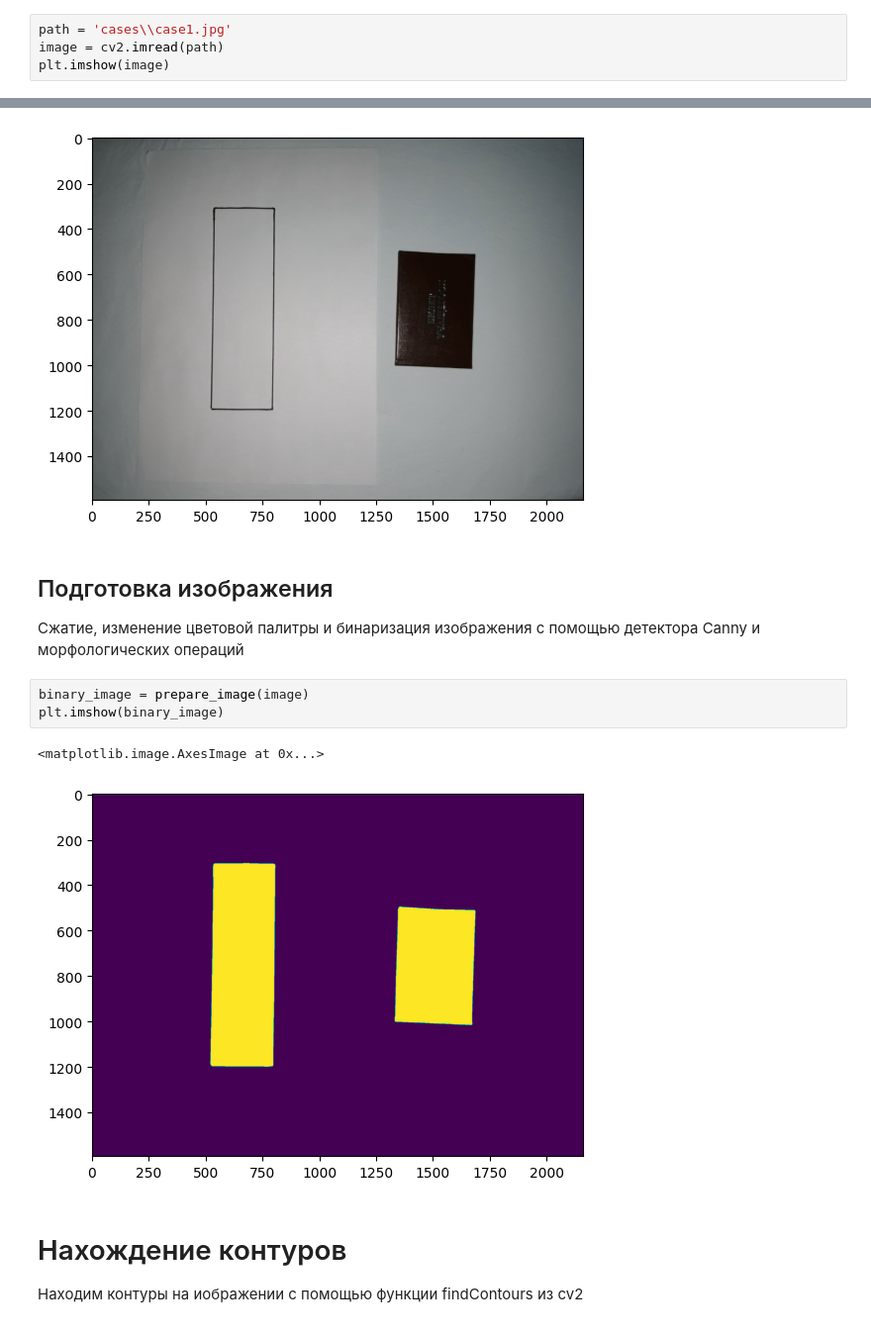
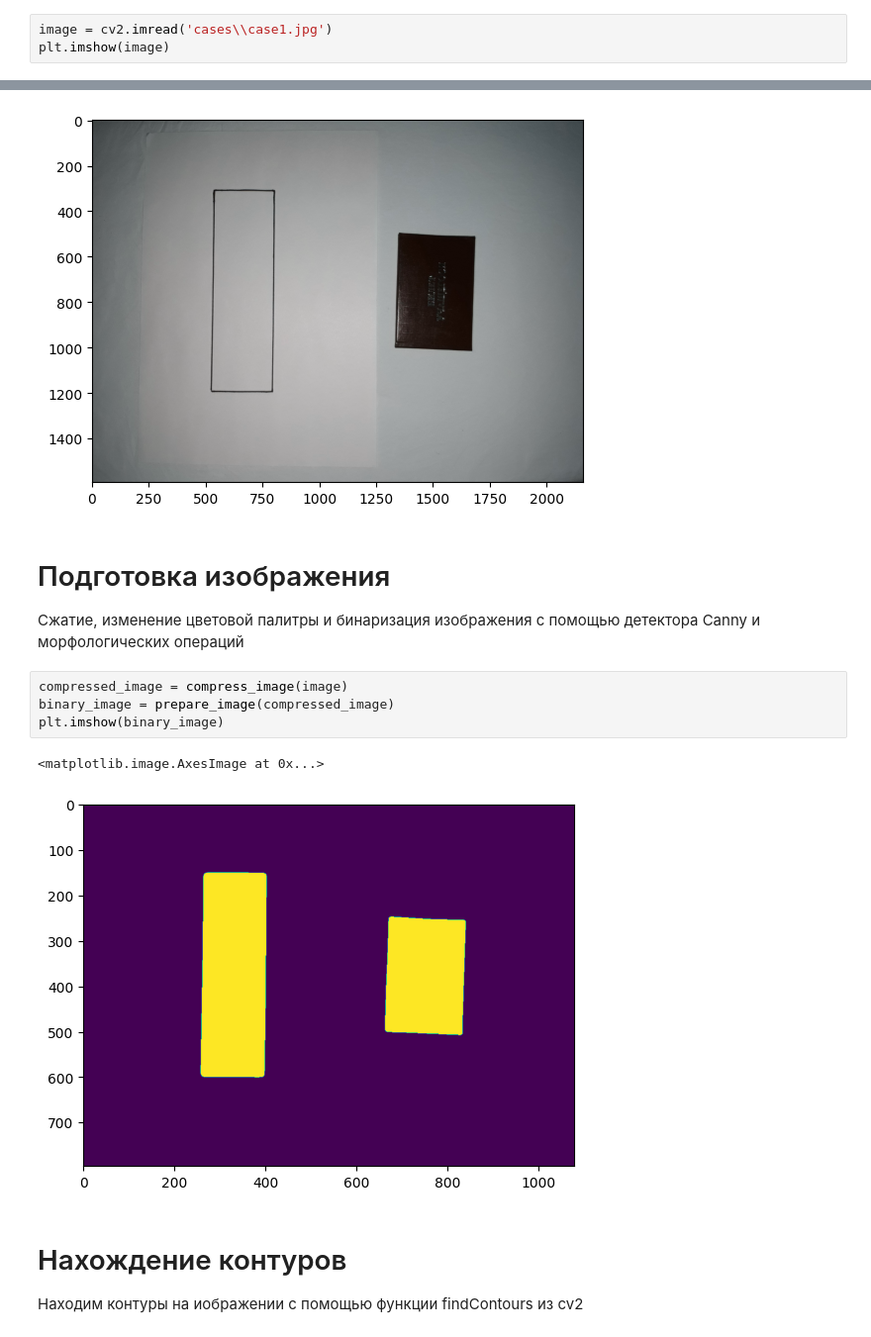
Before and after one commit to lyzhina/IntelligentPlacer, a Jupyter notebook: intelligent_placer_run.ipynb, the cells around one changed output, grey strips where cells are left out. Shown at 99% size. Drawn from its saved outputs; the diff is of its cells as text.

```diff
--- a/intelligent_placer_run.ipynb
+++ b/intelligent_placer_run.ipynb
@@ -10,21 +9,21 @@ from first_iteration import prepare_image
 # %% [markdown]
 Загружаем изображение
 # %%
-path = 'cases\\case1.jpg'
-image = cv2.imread(path)
+image = cv2.imread('cases\\case1.jpg')
 plt.imshow(image)
 # %% [output]
 <matplotlib.image.AxesImage at 0x...>
 [figure]
 # %% [markdown]
-## Подготовка изображения
+# Подготовка изображения
 Сжатие, изменение цветовой палитры и бинаризация изображения с помощью детектора Canny и морфологических операций
 # %%
-binary_image = prepare_image(image)
+compressed_image = compress_image(image)
+binary_image = prepare_image(compressed_image)
 plt.imshow(binary_image)
 # %% [output]
 <matplotlib.image.AxesImage at 0x...>
-[figure, old version]
+[figure, new version]
 # %% [markdown]
 # Нахождение контуров
 Находим контуры на иображении с помощью функции findContours из cv2
```
Also changed, not shown: parts of 12 cells of this notebook, 2 other files.
